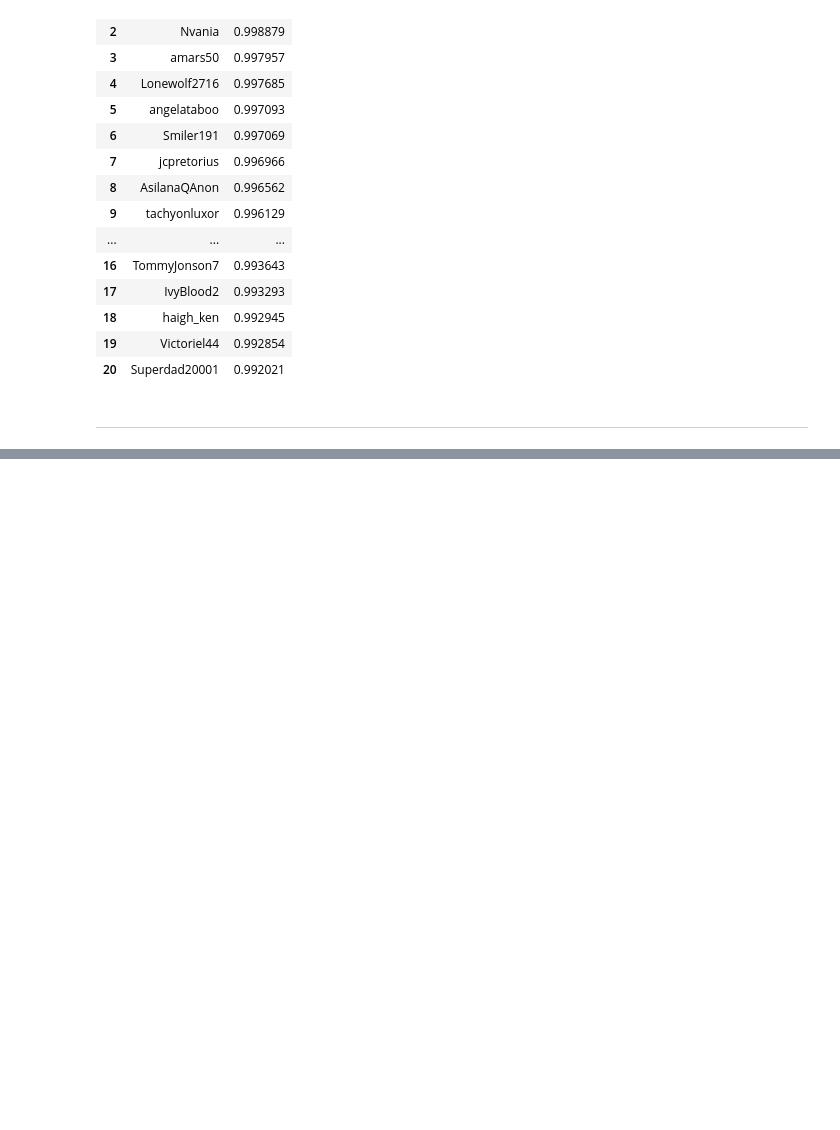
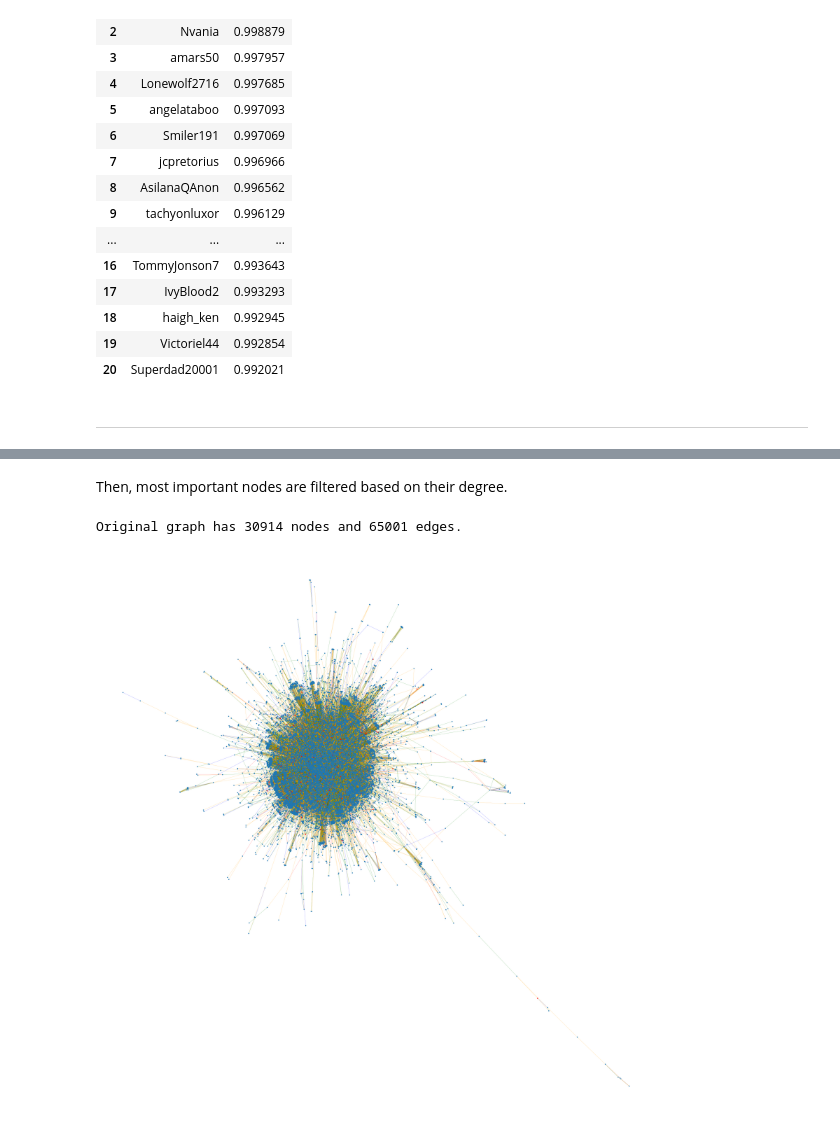
Before and after one commit to RCrvro/Social-Media-Analytics-Project, a Jupyter notebook: Social_Media_Analytics_Project.ipynb, the cells around one changed output, grey strips where cells are left out. Drawn from its saved outputs; the diff is of its cells as text; code cells hidden in the pictures; blank space fills up the shorter version.

```diff
--- a/Social_Media_Analytics_Project.ipynb
+++ b/Social_Media_Analytics_Project.ipynb
@@ -792,9 +797,8 @@ def get_interactions(row):
     return user, interactions
 
 #Function to draw interactions
-def draw_interactions(db, plot = True, labels = False, prog="neato"):
+def draw_interactions(db, plot = True, labels = False, prog="neato",filter=False,k=1):
   c = []
-  c1 = []
   botnode = []
   #Initialize graph
   graph = nx.Graph()
@@ -812,6 +816,9 @@ def draw_interactions(db, plot = True, labels = False, prog="neato"):
           botnode.append(user_name)
         graph.add_node(int_name)
   print("Original graph has",graph.number_of_nodes(),"nodes and",graph.number_of_edges(),"edges.")
+  if filter:
+    to_del = [n for n in graph if graph.degree(n) <= k]
+    graph.remove_nodes_from(to_del)
   #Find the biggest connected component
   largest_subgraph = max((graph.subgraph(c) for c in nx.connected_components(graph)), key=len)
   botnode = set([n for n in botnode if n in largest_subgraph])
@@ -825,10 +832,11 @@ def draw_interactions(db, plot = True, labels = False, prog="neato"):
     pos = nx.nx_pydot.graphviz_layout(largest_subgraph,prog=prog)
     plt.figure(figsize = (35,35))
     nx.draw(largest_subgraph,pos=pos,alpha=0)
-    nx.draw_networkx_nodes(largest_subgraph,pos=pos,nodelist=botnode,node_size=[np.log(v*1000) for v in dbot.values()],node_shape="s",node_color="red")
-    nx.draw_networkx_nodes(largest_subgraph,pos=pos,nodelist=notbot,node_size=[np.log(v*1000) for v in dnotbot.values()])
+    nx.draw_networkx_nodes(largest_subgraph,pos=pos,nodelist=botnode,node_size=[np.log(v*1e5) for v in dbot.values()],node_shape="s",node_color="red")
+    nx.draw_networkx_nodes(largest_subgraph,pos=pos,nodelist=notbot,node_size=[np.log(v*1e5) for v in dnotbot.values()])
     nx.draw_networkx_edges(largest_subgraph,pos=pos,width=0.3,edge_color = c)
-    plt.savefig('/content/graph.png')
+    file_img = '/content/' + str(prog) + ".png"
+    plt.savefig(file_img)
     plt.show()
   return(largest_subgraph)
 # %%
@@ -838,0 +869,8 @@ Original graph has 30914 nodes and 65001 edges.
+# %% [markdown]
+Then, most important nodes are filtered based on their degree.
+# %%
+#Node with degree = 1 are removed
+g1 = draw_interactions(db, prog="sfdp",filter=True,k=1)
+# %% [output]
+Original graph has 30914 nodes and 65001 edges.
+[figure, added]
```
Also changed, not shown: parts of 10 cells of this notebook, 3 other files.
